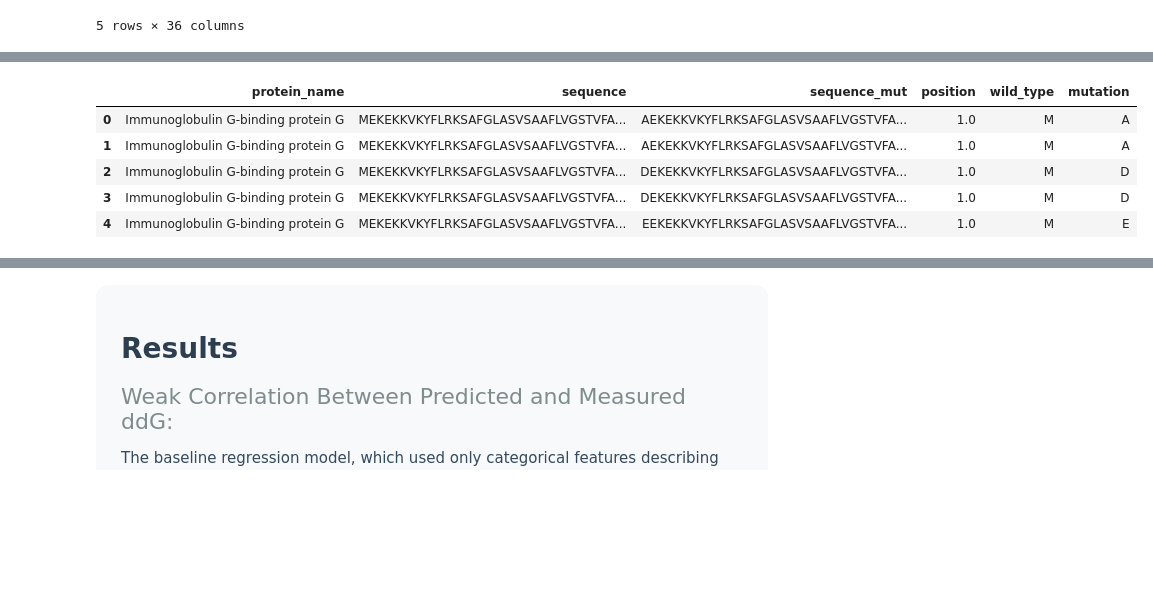
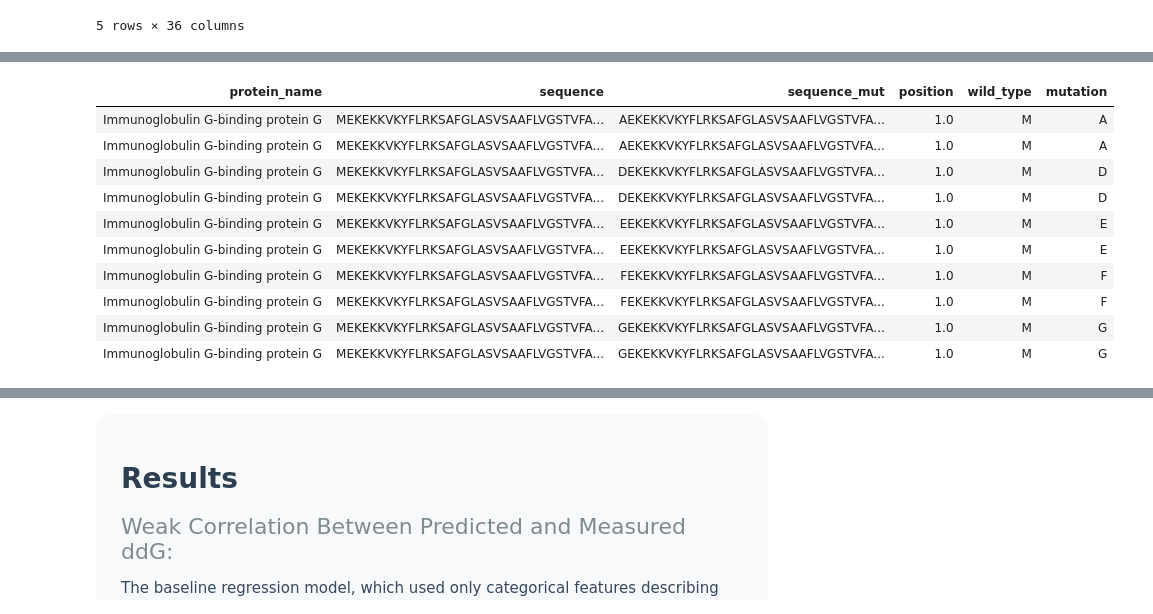
Before and after one commit to vallarieastman/Protein-Bioinformatics, a Jupyter notebook: VL07_Large-Conformational-Changes.ipynb, the cells around one changed output, grey strips where cells are left out. Drawn from its saved outputs; the diff is of its cells as text; code cells hidden in the pictures; blank space fills up the shorter version.

```diff
--- a/VL07_Large-Conformational-Changes.ipynb
+++ b/VL07_Large-Conformational-Changes.ipynb
@@ -153,39 +226,64 @@ stability_data.head()
 # %%
 """
-Generating Mutant Sequences
+4. Generates Mutant Sequences
 
 The sequences are in their wild-type form.
 However, we also want to generate an embedding for the mutated protein sequences.
 Some of the positions for a mutation in the source file are outdated, so we can try to find a good offset for each sequence.
 This uses the offset that occurs most.
 """
 
+from IPython.display import HTML, display
+
+# --- mutation function ---
 def mutate_sequence(row):
     # if row.position is a number, we try to mutate that position
     if not np.isnan(row.position):
         pos = int(row.position) - 1  # convert 1-based to 0-based index
         # sanity check: position is in range
         if pos < len(row.sequence):
             new_seq_list = list(row.sequence)
             new_seq_list[pos] = row.mutation  # introduce new aa
             new_sequence = "".join(new_seq_list)
 
             # only trust mutation if wild_type matches what's in the sequence
             if row.sequence[pos] == row.wild_type:
                 return new_sequence
             else:
                 # position annotation doesn't match WT residue, fallback = original
                 return row.sequence
     # if no valid position given, fallback to original sequence
     return row.sequence
 
+# --- apply mutation ---
 stability_data.loc[:, "sequence_mut"] = stability_data.apply(mutate_sequence, axis=1)
 
-stability_data[["protein_name","sequence","sequence_mut","position","wild_type","mutation"]].head()
+# --- configure full-width scrollable HTML table ---
+def display_scrollable_df(df, max_rows=10):
+    html = df.to_html(index=False, escape=False)
+    styled = f"""
+    <div style="max-height:500px; overflow-y:auto; border:1px solid #ccc; padding:8px; background:#fafafa;">
+        {html}
+    </div>
+    """
+    display(HTML(styled))
+
+# --- show all columns and long sequences ---
+pd.set_option('display.max_colwidth', None)
+
+# --- display only a subset for clarity (you can remove .head if you want all) ---
+display_scrollable_df(
+    stability_data[["protein_name", "sequence", "sequence_mut", "position", "wild_type", "mutation"]].head(10)
+)
 # %% [output]
-|  | protein_name | sequence | sequence_mut | position | wild_type | mutation |
-| 0 | Immunoglobulin G-binding protein G | MEKEKKVKYFLRKSAFGLASVSAAFLVGSTVFA... | AEKEKKVKYFLRKSAFGLASVSAAFLVGSTVFA... | 1.0 | M | A |
-| 1 | Immunoglobulin G-binding protein G | MEKEKKVKYFLRKSAFGLASVSAAFLVGSTVFA... | AEKEKKVKYFLRKSAFGLASVSAAFLVGSTVFA... | 1.0 | M | A |
-| 2 | Immunoglobulin G-binding protein G | MEKEKKVKYFLRKSAFGLASVSAAFLVGSTVFA... | DEKEKKVKYFLRKSAFGLASVSAAFLVGSTVFA... | 1.0 | M | D |
-| 3 | Immunoglobulin G-binding protein G | MEKEKKVKYFLRKSAFGLASVSAAFLVGSTVFA... | DEKEKKVKYFLRKSAFGLASVSAAFLVGSTVFA... | 1.0 | M | D |
-| 4 | Immunoglobulin G-binding protein G | MEKEKKVKYFLRKSAFGLASVSAAFLVGSTVFA... | EEKEKKVKYFLRKSAFGLASVSAAFLVGSTVFA... | 1.0 | M | E |
+| protein_name | sequence | sequence_mut | position | wild_type | mutation |
+| Immunoglobulin G-binding protein G | MEKEKKVKYFLRKSAFGLASVSAAFLVGSTVFA... | AEKEKKVKYFLRKSAFGLASVSAAFLVGSTVFA... | 1.0 | M | A |
+| Immunoglobulin G-binding protein G | MEKEKKVKYFLRKSAFGLASVSAAFLVGSTVFA... | AEKEKKVKYFLRKSAFGLASVSAAFLVGSTVFA... | 1.0 | M | A |
+| Immunoglobulin G-binding protein G | MEKEKKVKYFLRKSAFGLASVSAAFLVGSTVFA... | DEKEKKVKYFLRKSAFGLASVSAAFLVGSTVFA... | 1.0 | M | D |
+| Immunoglobulin G-binding protein G | MEKEKKVKYFLRKSAFGLASVSAAFLVGSTVFA... | DEKEKKVKYFLRKSAFGLASVSAAFLVGSTVFA... | 1.0 | M | D |
+| Immunoglobulin G-binding protein G | MEKEKKVKYFLRKSAFGLASVSAAFLVGSTVFA... | EEKEKKVKYFLRKSAFGLASVSAAFLVGSTVFA... | 1.0 | M | E |
+| Immunoglobulin G-binding protein G | MEKEKKVKYFLRKSAFGLASVSAAFLVGSTVFA... | EEKEKKVKYFLRKSAFGLASVSAAFLVGSTVFA... | 1.0 | M | E |
+| Immunoglobulin G-binding protein G | MEKEKKVKYFLRKSAFGLASVSAAFLVGSTVFA... | FEKEKKVKYFLRKSAFGLASVSAAFLVGSTVFA... | 1.0 | M | F |
+| Immunoglobulin G-binding protein G | MEKEKKVKYFLRKSAFGLASVSAAFLVGSTVFA... | FEKEKKVKYFLRKSAFGLASVSAAFLVGSTVFA... | 1.0 | M | F |
+| Immunoglobulin G-binding protein G | MEKEKKVKYFLRKSAFGLASVSAAFLVGSTVFA... | GEKEKKVKYFLRKSAFGLASVSAAFLVGSTVFA... | 1.0 | M | G |
+| Immunoglobulin G-binding protein G | MEKEKKVKYFLRKSAFGLASVSAAFLVGSTVFA... | GEKEKKVKYFLRKSAFGLASVSAAFLVGSTVFA... | 1.0 | M | G |
```
Also changed, not shown: parts of 6 cells of this notebook, 18 other files.
